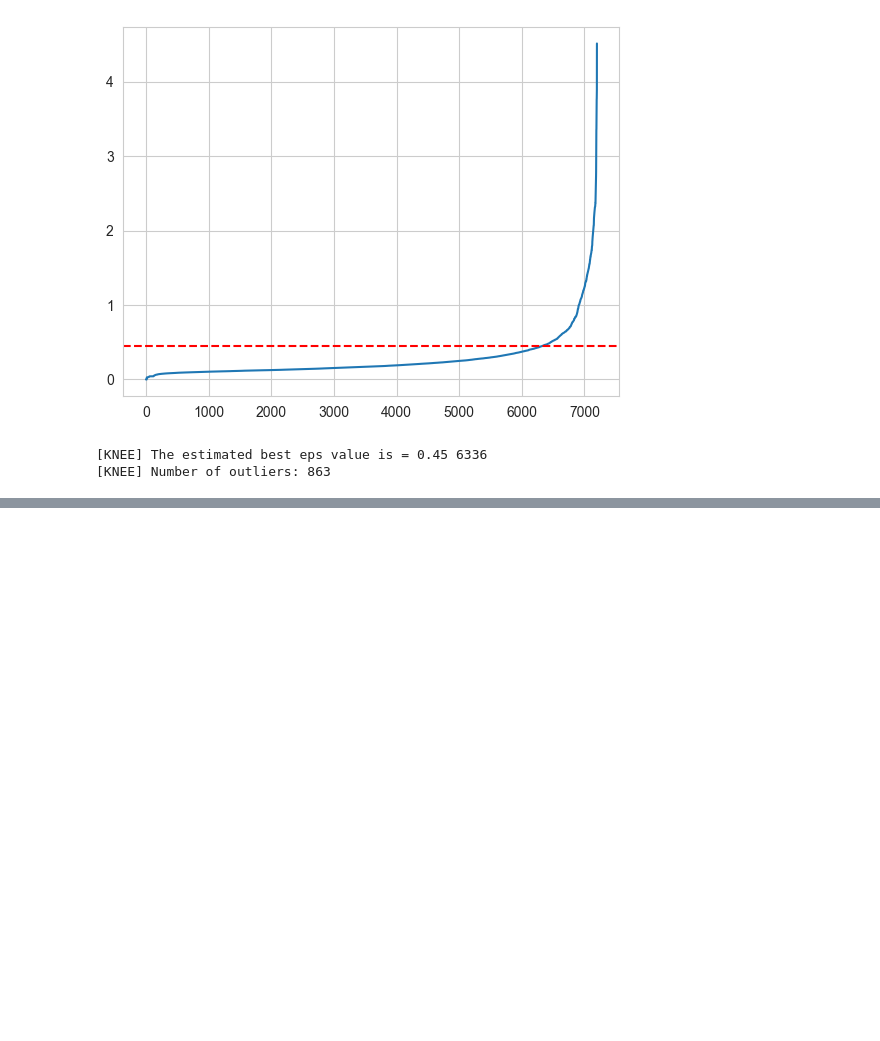
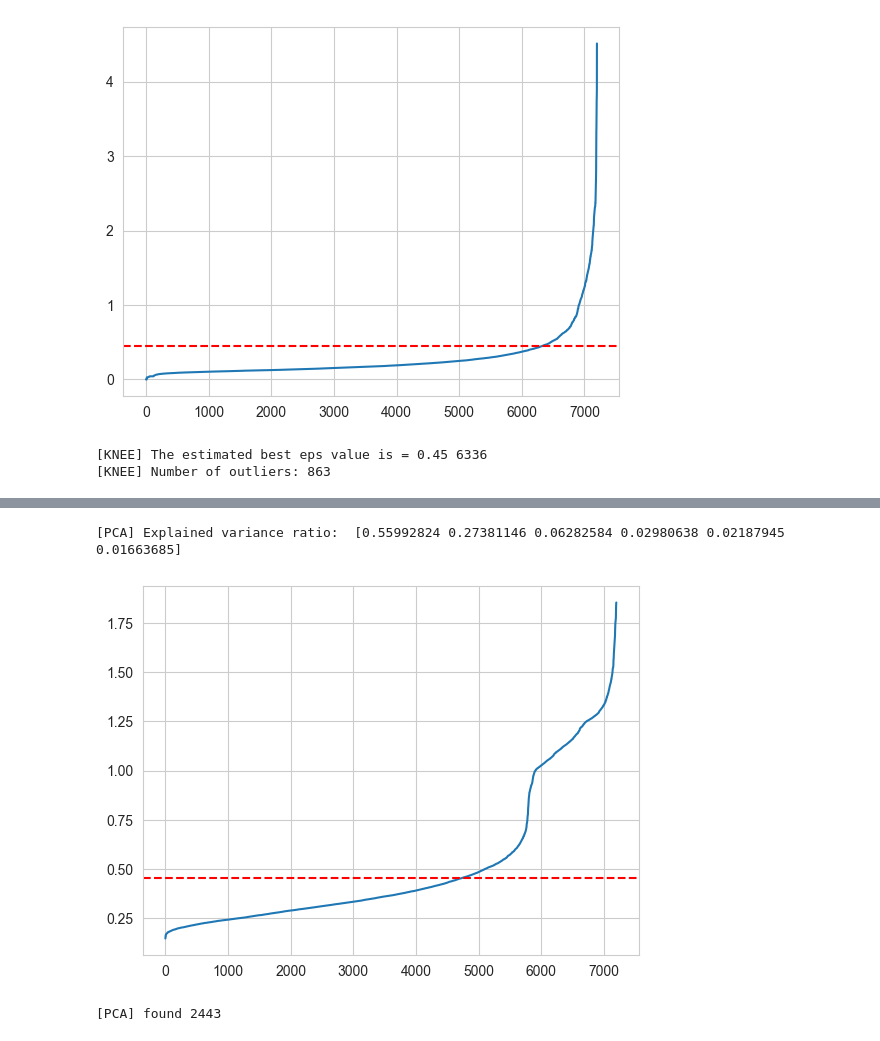
Before and after one commit to michelebanfi/anomaly-detection, a Jupyter notebook: project.ipynb, the cells around one changed output, grey strips where cells are left out. Drawn from its saved outputs; the diff is of its cells as text; code cells hidden in the pictures; blank space fills up the shorter version.

```diff
--- a/project.ipynb
+++ b/project.ipynb
@@ -79,0 +93,38 @@ kneeLabels[outliers] = -1
+# %%
+from gower import gower_matrix
+
+# Compute Gower distance matrix for the entire dataset
+gower_dist_matrix = gower_matrix(dataset)
+
+# Perform PCA
+pca = PCA(n_components=6)
+pca_results = pca.fit_transform(gower_dist_matrix)
+
+# print PCA explained variance ratio
+print('[PCA] Explained variance ratio: ', pca.explained_variance_ratio_)
+
+# Compute the reconstruction error for every data point
+X_reconstructed = pca.inverse_transform(pca_results)
+RE = np.linalg.norm(gower_dist_matrix - X_reconstructed, axis=1)
+
+# Identify outliers using RE
+i = np.arange(len(RE))
+knee = KneeLocator(i, np.sort(RE), S=1, curve='convex', direction='increasing',
+                   interp_method='polynomial')
+
+knee_x = knee.knee
+knee_y = knee.knee_y
+
+plt.plot(np.sort(RE))
+plt.axhline(knee_y, color='red', linestyle='--')
+plt.show()
+
+threshold = knee_y
+outliers = np.where(RE > threshold)
+print('[PCA] found %d' % len(outliers[0]))
+pcaLabels = np.zeros(len(dataset))
+pcaLabels[outliers] = -1
+# %% [output]
+[PCA] Explained variance ratio:  [0.55992824 0.27381146 0.06282584 0.02980638 0.02187945 0.01663685]
+[figure, added]
+[PCA] found 2443
```
Also changed, not shown: parts of 3 cells of this notebook, 9 other files.
